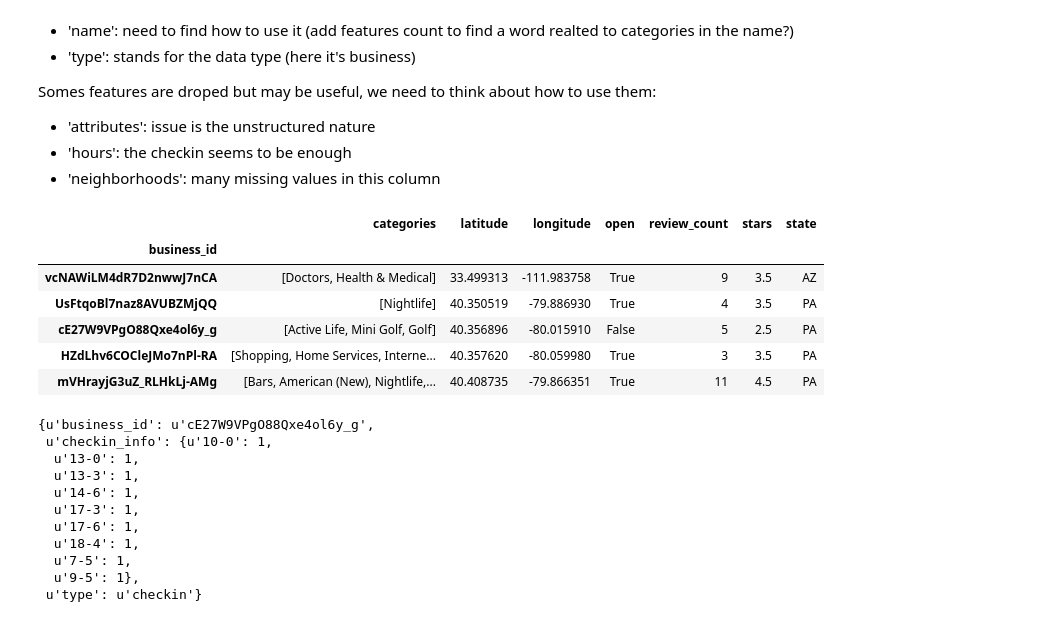
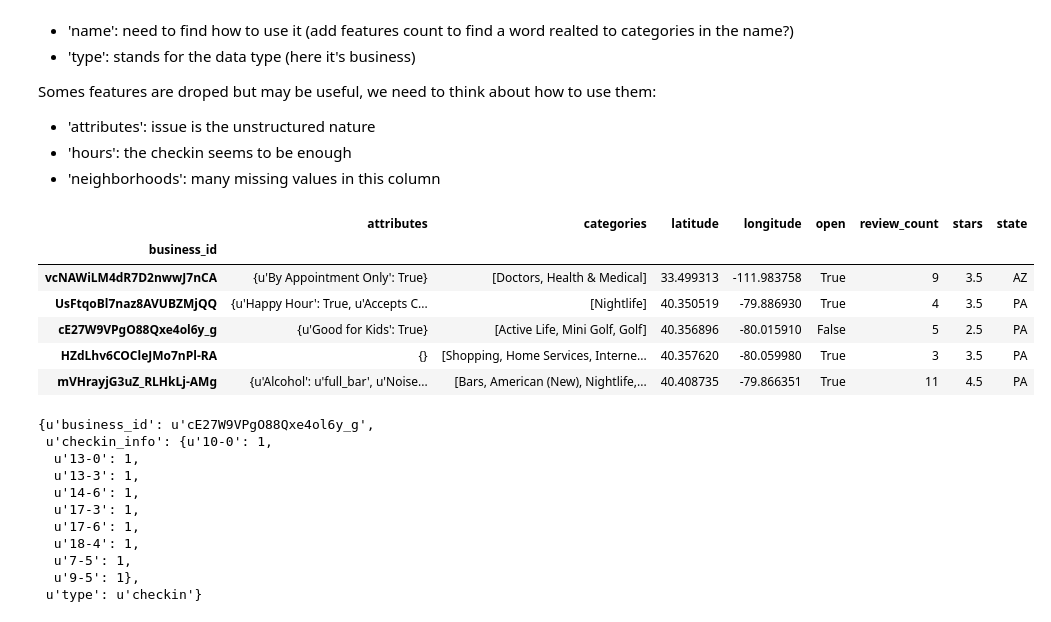
Before and after one commit to nicodri/CS281, a Jupyter notebook: Numerical Processing.ipynb, the cells around one changed output. Saved outputs shown, nothing was run; the diff lists cells and outputs as text; code cells hidden in the pictures.

```diff
--- a/Numerical Processing.ipynb
+++ b/Numerical Processing.ipynb
@@ -41,34 +42,34 @@ Somes features are droped but may be useful, we need to think about how to use t
 # %%
 business_list = []
 
 for b in data_business:
     d = b.copy()
 
     # Dropping unconsidered features
     d.pop('hours')
-    d.pop('attributes')
+    #d.pop('attributes')
     d.pop('neighborhoods')
     d.pop('type')
     d.pop('full_address')
     d.pop('name')
     d.pop('city')
 
 
     business_list.append(d)
 
 business=pd.DataFrame(business_list)
 # Changing the index
 business = business.set_index('business_id')
 
 business.head(5)
 # %% [output]
-|  | categories | latitude | longitude | open | review_count | stars | state |
-| business_id |  |  |  |  |  |  |  |
-| vcNAWiLM4dR7D2nwwJ7nCA | [Doctors, Health & Medical] | 33.499313 | -111.983758 | True | 9 | 3.5 | AZ |
-| UsFtqoBl7naz8AVUBZMjQQ | [Nightlife] | 40.350519 | -79.886930 | True | 4 | 3.5 | PA |
-| cE27W9VPgO88Qxe4ol6y_g | [Active Life, Mini Golf, Golf] | 40.356896 | -80.015910 | False | 5 | 2.5 | PA |
-| HZdLhv6COCleJMo7nPl-RA | [Shopping, Home Services, Interne... | 40.357620 | -80.059980 | True | 3 | 3.5 | PA |
-| mVHrayjG3uZ_RLHkLj-AMg | [Bars, American (New), Nightlife,... | 40.408735 | -79.866351 | True | 11 | 4.5 | PA |
+|  | attributes | categories | latitude | longitude | open | review_count | stars | state |
+| business_id |  |  |  |  |  |  |  |  |
+| vcNAWiLM4dR7D2nwwJ7nCA | {u'By Appointment Only': True} | [Doctors, Health & Medical] | 33.499313 | -111.983758 | True | 9 | 3.5 | AZ |
+| UsFtqoBl7naz8AVUBZMjQQ | {u'Happy Hour': True, u'Accepts C... | [Nightlife] | 40.350519 | -79.886930 | True | 4 | 3.5 | PA |
+| cE27W9VPgO88Qxe4ol6y_g | {u'Good for Kids': True} | [Active Life, Mini Golf, Golf] | 40.356896 | -80.015910 | False | 5 | 2.5 | PA |
+| HZdLhv6COCleJMo7nPl-RA | {} | [Shopping, Home Services, Interne... | 40.357620 | -80.059980 | True | 3 | 3.5 | PA |
+| mVHrayjG3uZ_RLHkLj-AMg | {u'Alcohol': u'full_bar', u'Noise... | [Bars, American (New), Nightlife,... | 40.408735 | -79.866351 | True | 11 | 4.5 | PA |
 # %%
 with open("../yelp_dataset_challenge_academic_dataset/yelp_academic_dataset_checkin.json") as json_file:
     data_checkin = json.load(json_file)
```
Also changed, not shown: parts of 29 cells of this notebook, 7 other files.
